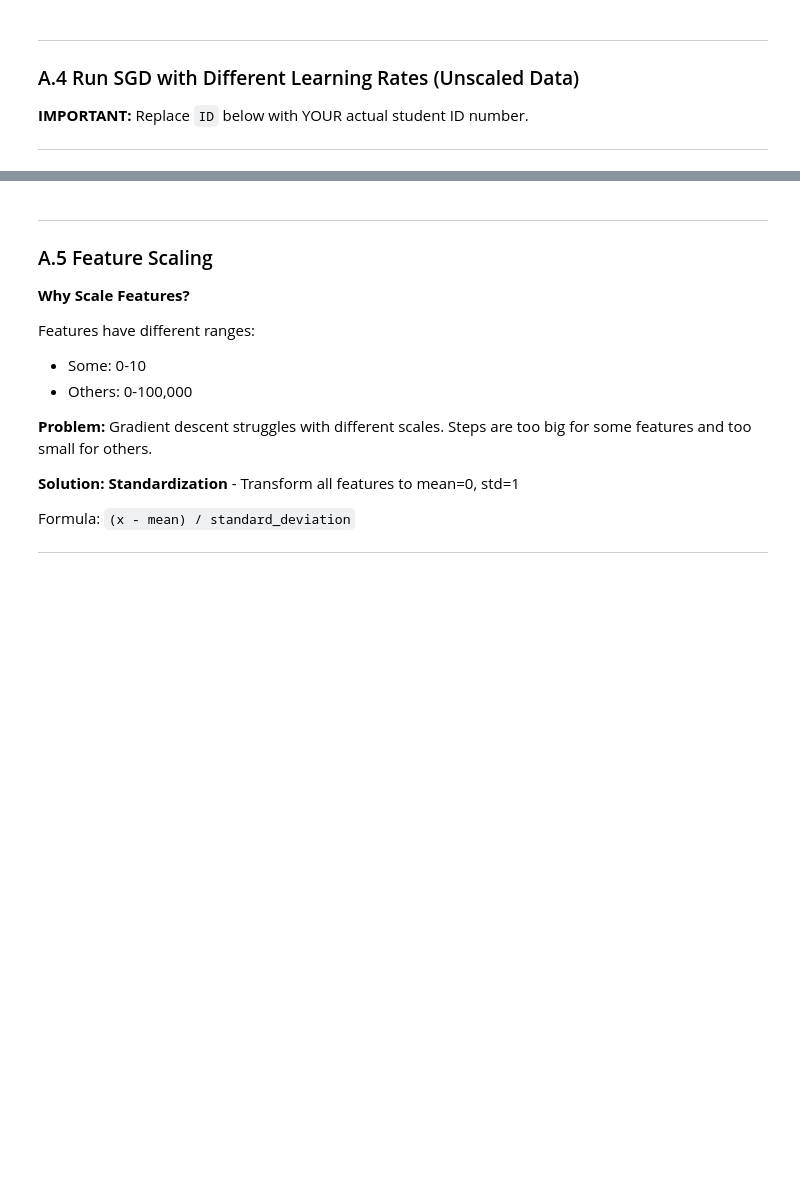
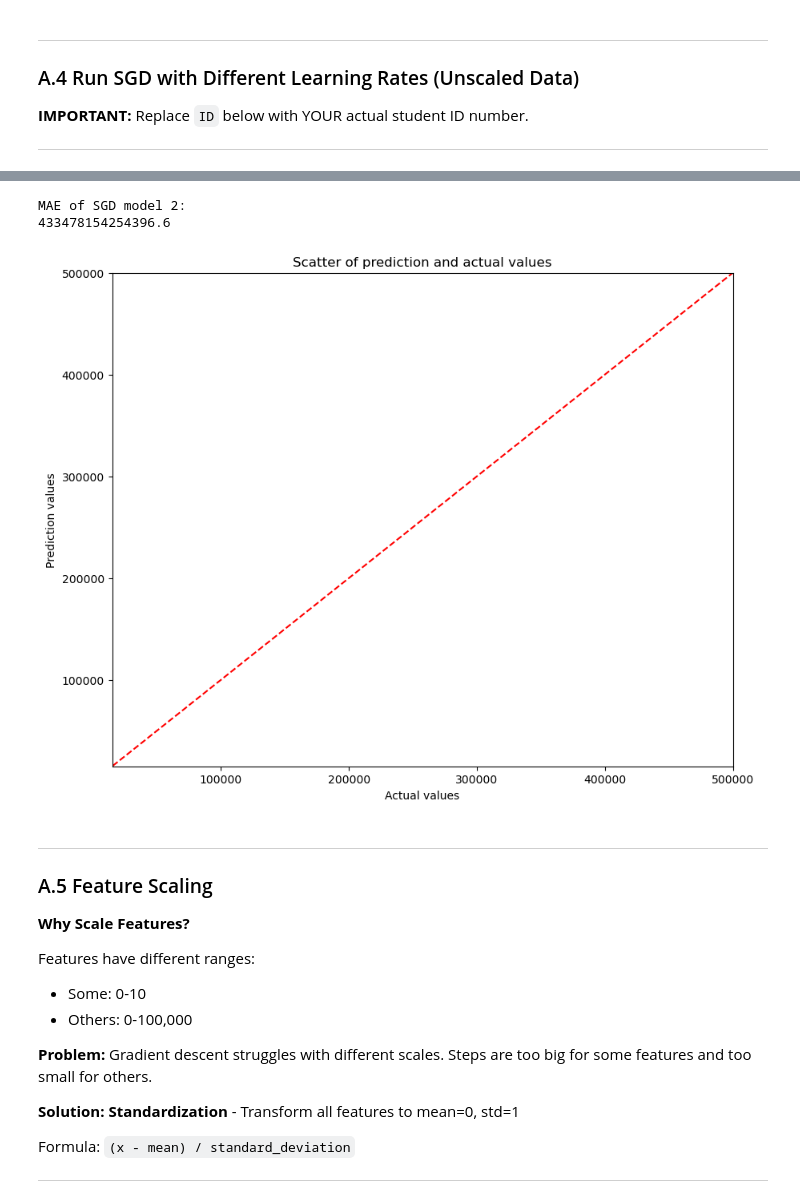
Before and after one commit to LittleVigney/COMPX310, a Jupyter notebook: Lab/Lab6/Lab6.ipynb, the cells around one changed output, grey strips where cells are left out. Cells and saved outputs as stored; diff of their text form; code cells hidden in the pictures; blank space fills up the shorter version.

```diff
--- a/Lab/Lab6/Lab6.ipynb
+++ b/Lab/Lab6/Lab6.ipynb
@@ -222,11 +340,19 @@ ID = 4567  # TODO: Replace with YOUR student ID
 # %%
 # SGD with learning_rate = 0.0001 (unscaled data)
 
 # TODO: Create SGDRegressor with learning_rate='constant', eta0=0.0001, random_state=ID
+sgd_model_2 = SGDRegressor(learning_rate="constant", eta0=0.0001, random_state=ID)
 
 # TODO: Call run_reg function
+mae_sgd_2 = run_reg(sgd_model_2, X_training, X_test, y_training, y_test)
 
 # TODO: Print the MAE result
+print("MAE of SGD model 2:")
+print(mae_sgd_2)
+# %% [output]
+MAE of SGD model 2:
+433478154254396.6
+[figure, added]
 # %% [markdown]
 ---
 
```
Also changed, not shown: parts of 26 cells of this notebook.
